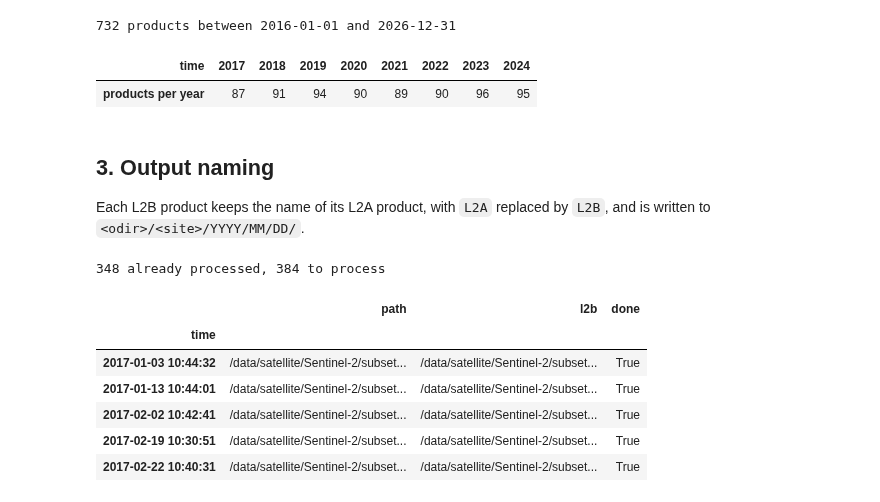
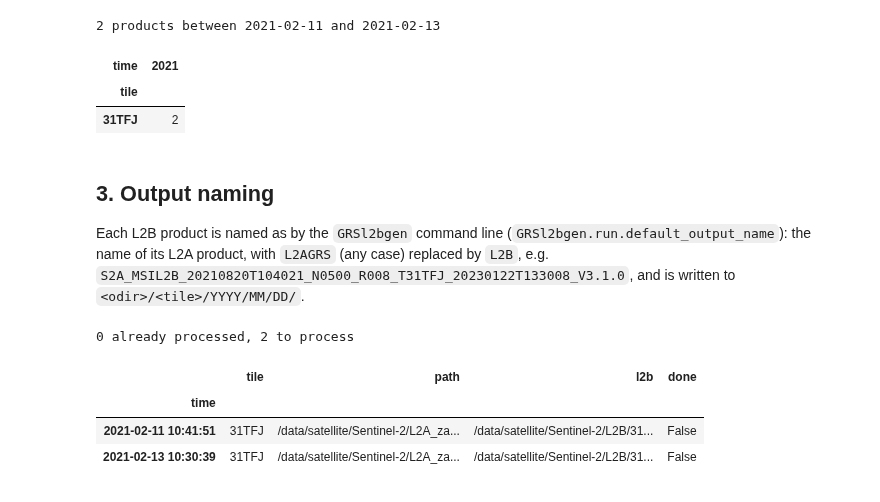
Before and after one commit to Tristanovsk/GRSl2bgen, a Jupyter notebook: docs/source/tutorials/grsl2bgen_batch_processing.ipynb, the cells around one changed output. Drawn from its saved outputs; the diff is of its cells as text; code cells hidden in the pictures.

```diff
--- a/docs/source/tutorials/grsl2bgen_batch_processing.ipynb
+++ b/docs/source/tutorials/grsl2bgen_batch_processing.ipynb
@@ -144,35 +166,67 @@ products.head()
-# %%
-selection = products.loc[start_date:end_date]
-print(f'{len(selection)} products between {start_date} and {end_date}')
-selection.groupby(selection.index.year).size().rename('products per year').to_frame().T
-# %% [output]
-732 products between 2016-01-01 and 2026-12-31
-| time | 2017 | 2018 | 2019 | 2020 | 2021 | 2022 | 2023 | 2024 |
-| products per year | 87 | 91 | 94 | 90 | 89 | 90 | 96 | 95 |
+# %%
+products['complete'] = products['path'].map(is_complete)
+incomplete = products[~products['complete']]
+if len(incomplete):
+    print(f'{len(incomplete)} incomplete products skipped:')
+    print('\n'.join(incomplete['path']))
+products = products[products['complete']]
+
+# one GRS version per L1C product: the requested version, or the highest one
+# (packaging order: V3.1.0dev0 < V3.1.0)
+L1C_KEY = ['tile', 'time', 'processing_time']
+if version is not None:
+    products = products[products['version'] == version]
+else:
+    order = products['version'].fillna('0').map(lambda v: Version(v.lstrip('Vv')))
+    products = (products.assign(_order=order).sort_values('_order')
+                .reset_index()
+                .drop_duplicates(L1C_KEY, keep='last')
+                .drop(columns='_order')
+                .set_index('time').sort_index())
+
+# same sensing time, different ESA processing times: distinct L1C products, both processed
+twins = products[products.reset_index().duplicated(['tile', 'time'], keep=False).values]
+if len(twins):
+    print(f'{len(twins)} products share their tile and sensing time with another one '
+          '(different L1C processing times), all are processed:')
+    print('\n'.join(twins['path'].map(os.path.basename)))
+
+selection = products.loc[start_date:end_date]
+print(f'{len(selection)} products between {start_date} and {end_date}')
+selection.groupby(['tile', selection.index.year]).size().rename('products').unstack(fill_value=0)
+# %% [output]
+2 products between 2021-02-11 and 2021-02-13
+| time | 2021 |
+| tile |  |
+| 31TFJ | 2 |
 # %% [markdown]
 ## 3. Output naming
 
-Each L2B product keeps the name of its L2A product, with `L2A` replaced by `L2B`, and
-is written to `<odir>/<site>/YYYY/MM/DD/`.
+Each L2B product is named as by the `GRSl2bgen` command line
+(`GRSl2bgen.run.default_output_name`): the name of its L2A product, with `L2AGRS` (any
+case) replaced by `L2B`, e.g.
+`S2A_MSIL2B_20210820T104021_N0500_R008_T31TFJ_20230122T133008_V3.1.0`, and is written to
+`<odir>/<tile>/YYYY/MM/DD/`.
 # %%
-def l2b_path(l2a_path, sensing_time):
-    name = product_name(l2a_path).replace('L2A', 'L2B').replace('L1C', 'L2B')
-    return opj(odir, site, sensing_time.strftime('%Y/%m/%d'), name + out_ext)
+from GRSl2bgen.run import default_output_name
 
 
-selection = selection.assign(l2b=[l2b_path(p, t) for t, p in selection['path'].items()])
+def l2b_path(l2a_path, tile, sensing_time):
+    name = default_output_name(l2a_path)[:-len('.nc')]
+    return opj(odir, tile, sensing_time.strftime('%Y/%m/%d'), name + out_ext)
+
+
+selection = selection.assign(l2b=[l2b_path(row['path'], row['tile'], t)
+                                  for t, row in selection.iterrows()])
 selection['done'] = selection['l2b'].map(os.path.exists)
 print(f"{selection['done'].sum()} already processed, {(~selection['done']).sum()} to process")
-selection[['path', 'l2b', 'done']].head()
+selection[['tile', 'path', 'l2b', 'done']].head()
 # %% [output]
-348 already processed, 384 to process
+0 already processed, 2 to process
-|  | path | l2b | done |
-| time |  |  |  |
-| 2017-01-03 10:44:32 | /data/satellite/Sentinel-2/subset... | /data/satellite/Sentinel-2/subset... | True |
-| 2017-01-13 10:44:01 | /data/satellite/Sentinel-2/subset... | /data/satellite/Sentinel-2/subset... | True |
-| 2017-02-02 10:42:41 | /data/satellite/Sentinel-2/subset... | /data/satellite/Sentinel-2/subset... | True |
-| 2017-02-19 10:30:51 | /data/satellite/Sentinel-2/subset... | /data/satellite/Sentinel-2/subset... | True |
-| 2017-02-22 10:40:31 | /data/satellite/Sentinel-2/subset... | /data/satellite/Sentinel-2/subset... | True |
+|  | tile | path | l2b | done |
+| time |  |  |  |  |
+| 2021-02-11 10:41:51 | 31TFJ | /data/satellite/Sentinel-2/L2A_za... | /data/satellite/Sentinel-2/L2B/31... | False |
+| 2021-02-13 10:30:39 | 31TFJ | /data/satellite/Sentinel-2/L2A_za... | /data/satellite/Sentinel-2/L2B/31... | False |
 # %% [markdown]
 ## 4. Run the batch
 
```
Also changed, not shown: parts of 15 cells of this notebook, 1 other file.
